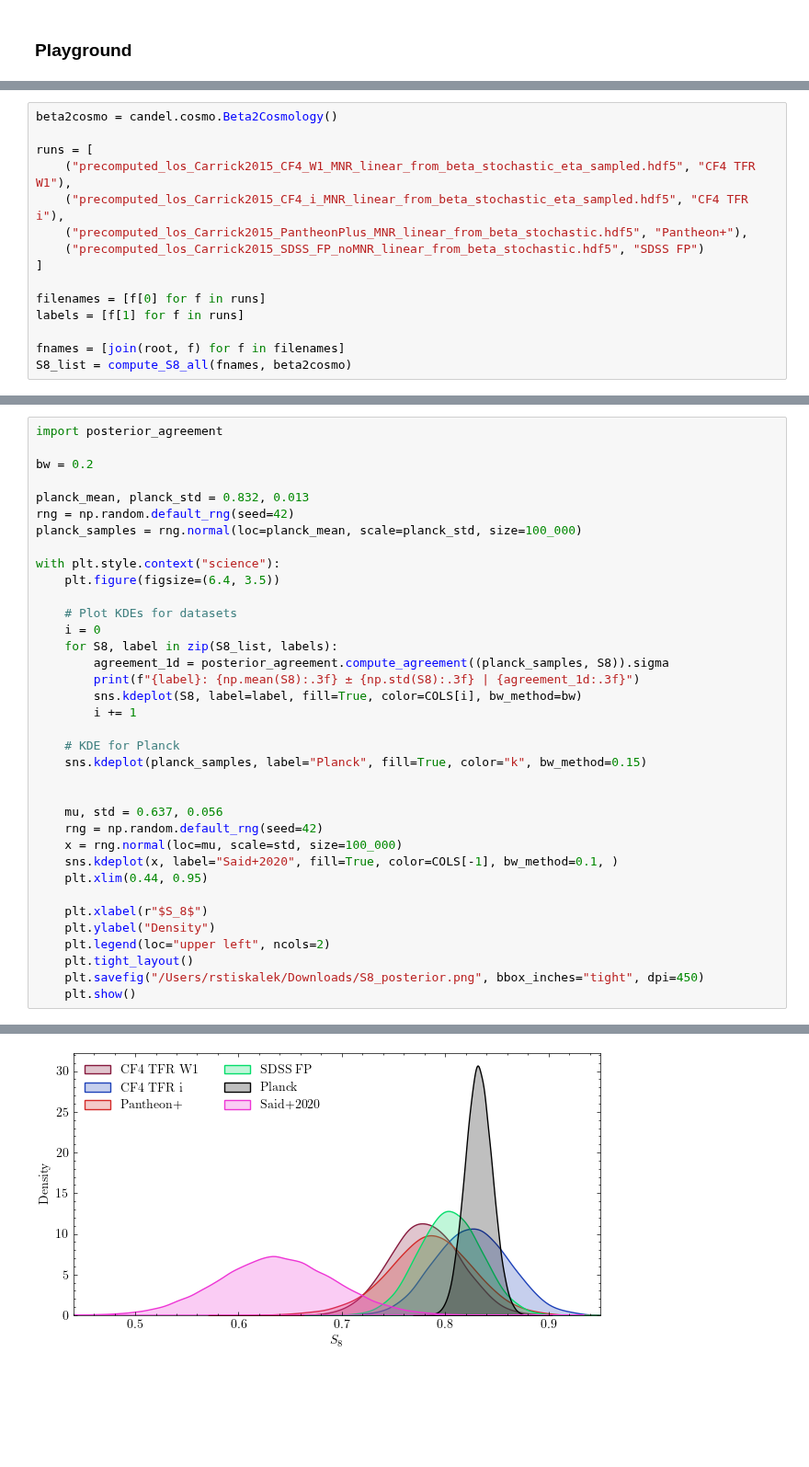
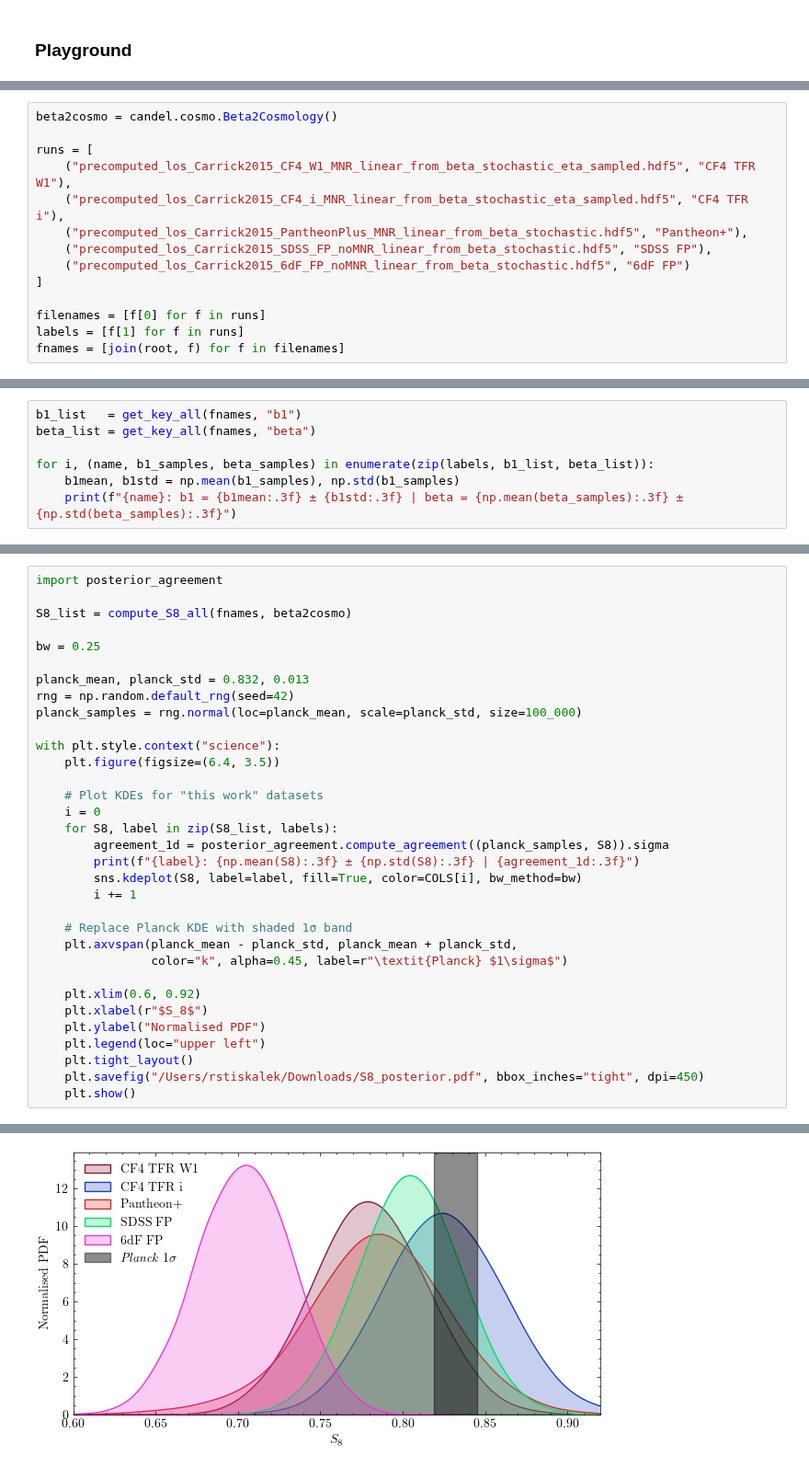
Before and after one commit to Richard-Sti/CANDEL, a Jupyter notebook: notebooks/paper_S8/main_S8.ipynb, the cells around one changed output, grey strips where cells are left out. Shown at 92% size. Saved outputs shown, nothing was run; the diff lists cells and outputs as text; blank space fills up the shorter version.

```diff
--- a/notebooks/paper_S8/main_S8.ipynb
+++ b/notebooks/paper_S8/main_S8.ipynb
@@ -103,11 +97,10 @@ runs = [
     ("precomputed_los_Carrick2015_CF4_W1_MNR_linear_from_beta_stochastic_eta_sampled.hdf5", "CF4 TFR W1"),
     ("precomputed_los_Carrick2015_CF4_i_MNR_linear_from_beta_stochastic_eta_sampled.hdf5", "CF4 TFR i"),
     ("precomputed_los_Carrick2015_PantheonPlus_MNR_linear_from_beta_stochastic.hdf5", "Pantheon+"),
-    ("precomputed_los_Carrick2015_SDSS_FP_noMNR_linear_from_beta_stochastic.hdf5", "SDSS FP")
+    ("precomputed_los_Carrick2015_SDSS_FP_noMNR_linear_from_beta_stochastic.hdf5", "SDSS FP"),
+    ("precomputed_los_Carrick2015_6dF_FP_noMNR_linear_from_beta_stochastic.hdf5", "6dF FP")
 ]
 
 filenames = [f[0] for f in runs]
 labels = [f[1] for f in runs]
-
 fnames = [join(root, f) for f in filenames]
-S8_list = compute_S8_all(fnames, beta2cosmo)
@@ -113,0 +254,7 @@ S8_list = compute_S8_all(fnames, beta2cosmo)
+# %%
+b1_list   = get_key_all(fnames, "b1")
+beta_list = get_key_all(fnames, "beta")
+
+for i, (name, b1_samples, beta_samples) in enumerate(zip(labels, b1_list, beta_list)):
+    b1mean, b1std = np.mean(b1_samples), np.std(b1_samples)
+    print(f"{name}: b1 = {b1mean:.3f} ± {b1std:.3f} | beta = {np.mean(beta_samples):.3f} ± {np.std(beta_samples):.3f}")
@@ -114,7 +267,9 @@ S8_list = compute_S8_all(fnames, beta2cosmo)
 # %%
 import posterior_agreement
 
-bw = 0.2
+S8_list = compute_S8_all(fnames, beta2cosmo)
+
+bw = 0.25
 
 planck_mean, planck_std = 0.832, 0.013
 rng = np.random.default_rng(seed=42)
@@ -123,7 +278,7 @@ planck_samples = rng.normal(loc=planck_mean, scale=planck_std, size=100_000)
 with plt.style.context("science"):
     plt.figure(figsize=(6.4, 3.5))
 
-    # Plot KDEs for datasets
+    # Plot KDEs for "this work" datasets
     i = 0
     for S8, label in zip(S8_list, labels):
         agreement_1d = posterior_agreement.compute_agreement((planck_samples, S8)).sigma
@@ -131,20 +286,15 @@ with plt.style.context("science"):
         sns.kdeplot(S8, label=label, fill=True, color=COLS[i], bw_method=bw)
         i += 1
 
-    # KDE for Planck
-    sns.kdeplot(planck_samples, label="Planck", fill=True, color="k", bw_method=0.15)
+    # Replace Planck KDE with shaded 1σ band
+    plt.axvspan(planck_mean - planck_std, planck_mean + planck_std,
+                color="k", alpha=0.45, label=r"\textit{Planck} $1\sigma$")
 
-
-    mu, std = 0.637, 0.056
-    rng = np.random.default_rng(seed=42)
-    x = rng.normal(loc=mu, scale=std, size=100_000)
-    sns.kdeplot(x, label="Said+2020", fill=True, color=COLS[-1], bw_method=0.1, )
-    plt.xlim(0.44, 0.95)
-
+    plt.xlim(0.6, 0.92)
     plt.xlabel(r"$S_8$")
-    plt.ylabel("Density")
-    plt.legend(loc="upper left", ncols=2)
+    plt.ylabel("Normalised PDF")
+    plt.legend(loc="upper left")
     plt.tight_layout()
-    plt.savefig("/Users/rstiskalek/Downloads/S8_posterior.png", bbox_inches="tight", dpi=450)
+    plt.savefig("/Users/rstiskalek/Downloads/S8_posterior.pdf", bbox_inches="tight", dpi=450)
     plt.show()
 # %% [output]
@@ -155 +306 @@ SDSS FP: 0.804 ± 0.030 | 0.811
-[figure, old version]
+[figure, new version]
```
Also changed, not shown: parts of 7 cells of this notebook.
